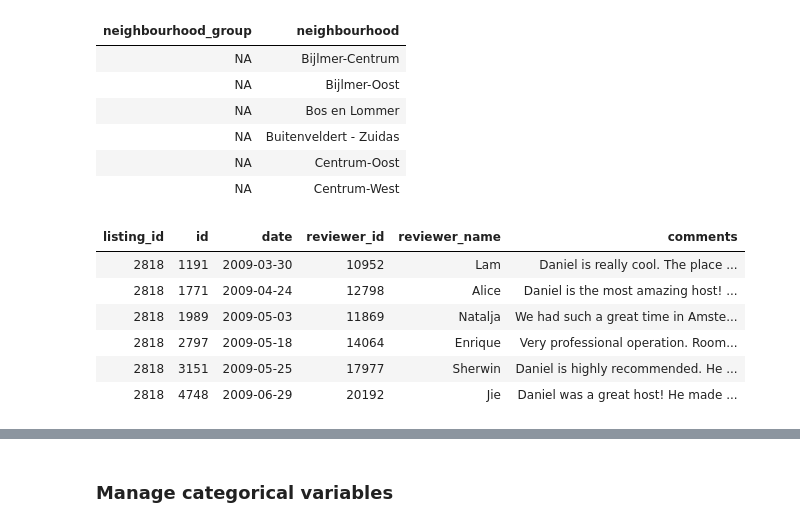
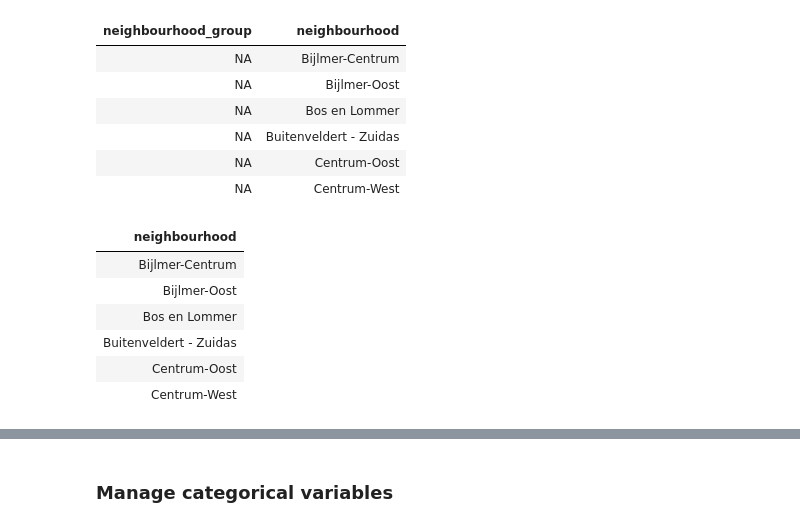
Before and after one commit to jengsen/Airbnb-R, a Jupyter notebook: PROJET R.ipynb, the cells around one changed output, grey strips where cells are left out. Cells and saved outputs as stored; diff of their text form; code cells hidden in the pictures.

```diff
--- a/PROJET R.ipynb
+++ b/PROJET R.ipynb
@@ -140,14 +186,13 @@ head(neighbourhoods)
 | NA | Centrum-Oost |
 | NA | Centrum-West |
 # %%
-neighbourhoods <- neighbourhoods[-c(1,3:4)]
+neighbourhoods <- neighbourhoods[-c(1)]
+head(neighbourhoods)
+# %% [output]
+| neighbourhood |
+| Bijlmer-Centrum |
+| Bijlmer-Oost |
+| Bos en Lommer |
+| Buitenveldert - Zuidas |
+| Centrum-Oost |
+| Centrum-West |
-# %%
-head(reviews_details)
-# %% [output]
-| listing_id | id | date | reviewer_id | reviewer_name | comments |
-| 2818 | 1191 | 2009-03-30 | 10952 | Lam | Daniel is really cool. The place ... |
-| 2818 | 1771 | 2009-04-24 | 12798 | Alice | Daniel is the most amazing host! ... |
-| 2818 | 1989 | 2009-05-03 | 11869 | Natalja | We had such a great time in Amste... |
-| 2818 | 2797 | 2009-05-18 | 14064 | Enrique | Very professional operation. Room... |
-| 2818 | 3151 | 2009-05-25 | 17977 | Sherwin | Daniel is highly recommended. He ... |
-| 2818 | 4748 | 2009-06-29 | 20192 | Jie | Daniel was a great host! He made ... |
```
Also changed, not shown: parts of 13 cells of this notebook.
